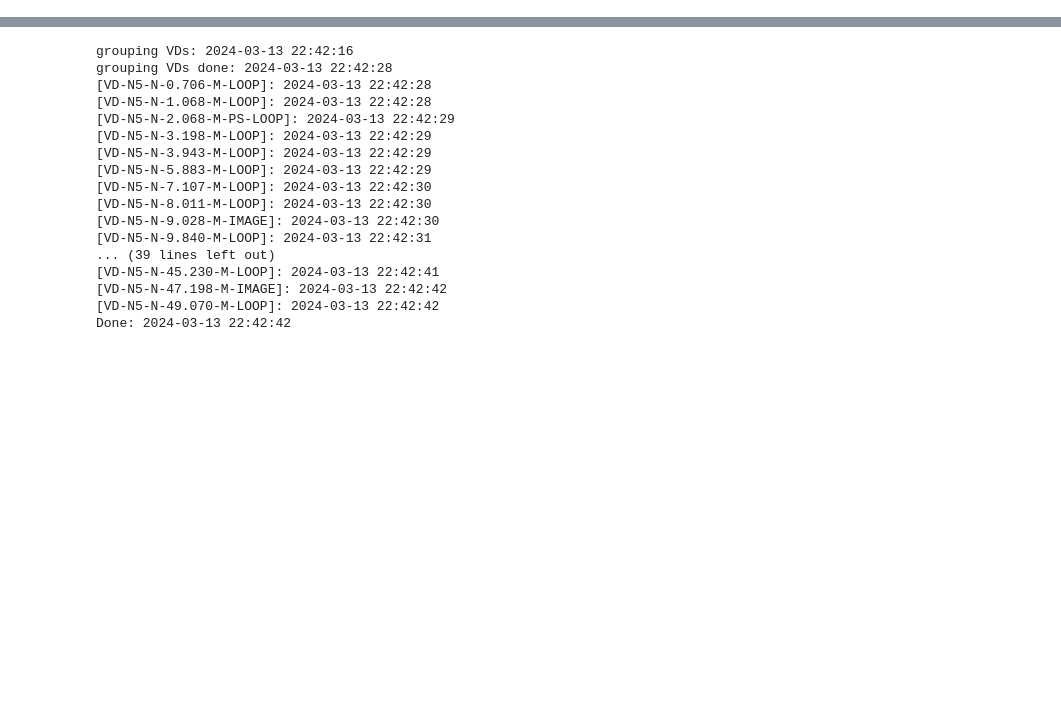
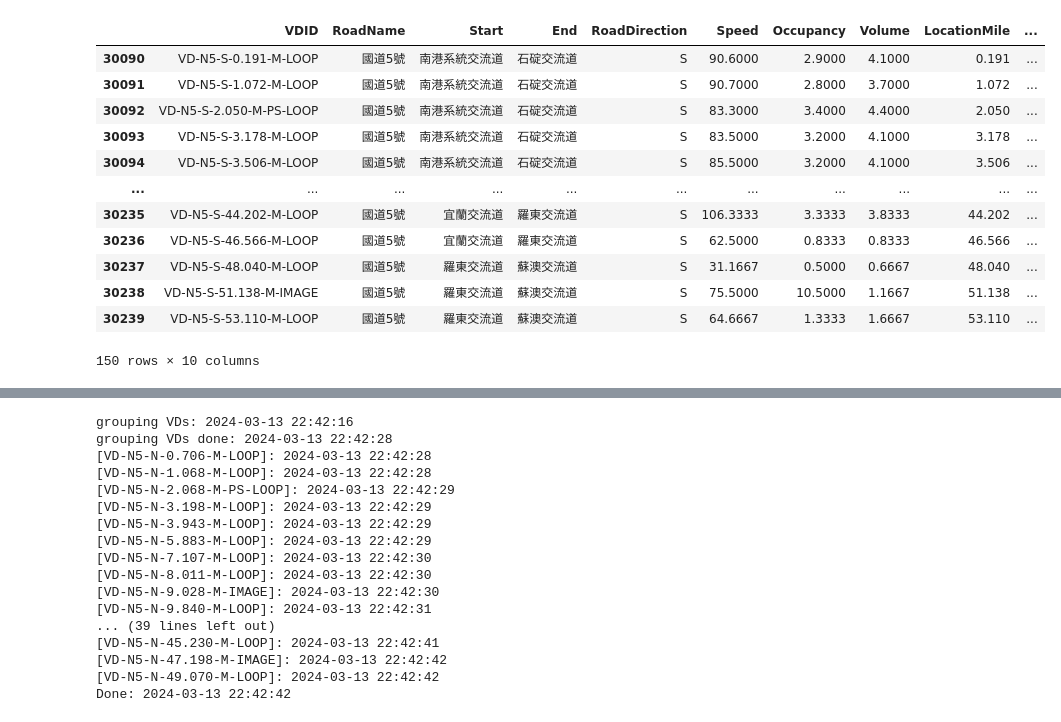
Before and after one commit to chhuang17/hwyTrafficPred, a Jupyter notebook: createDataset.ipynb, the cells around one changed output, grey strips where cells are left out. Saved outputs shown, nothing was run; the diff lists cells and outputs as text; code cells hidden in the pictures; blank space fills up the shorter version.

```diff
--- a/createDataset.ipynb
+++ b/createDataset.ipynb
@@ -257,3 +298,20 @@ def genTensors(speeds: list, vols: list) -> list:
+# %%
+# df0731 = getRollingMeanDaily('2023-07-31')
+df0731.tail(150)
+# %% [output]
+|  | VDID | RoadName | Start | End | RoadDirection | Speed | Occupancy | Volume | LocationMile | ... |
+| 30090 | VD-N5-S-0.191-M-LOOP | 國道5號 | 南港系統交流道 | 石碇交流道 | S | 90.6000 | 2.9000 | 4.1000 | 0.191 | ... |
+| 30091 | VD-N5-S-1.072-M-LOOP | 國道5號 | 南港系統交流道 | 石碇交流道 | S | 90.7000 | 2.8000 | 3.7000 | 1.072 | ... |
+| 30092 | VD-N5-S-2.050-M-PS-LOOP | 國道5號 | 南港系統交流道 | 石碇交流道 | S | 83.3000 | 3.4000 | 4.4000 | 2.050 | ... |
+| 30093 | VD-N5-S-3.178-M-LOOP | 國道5號 | 南港系統交流道 | 石碇交流道 | S | 83.5000 | 3.2000 | 4.1000 | 3.178 | ... |
+| 30094 | VD-N5-S-3.506-M-LOOP | 國道5號 | 南港系統交流道 | 石碇交流道 | S | 85.5000 | 3.2000 | 4.1000 | 3.506 | ... |
+| ... | ... | ... | ... | ... | ... | ... | ... | ... | ... | ... |
+| 30235 | VD-N5-S-44.202-M-LOOP | 國道5號 | 宜蘭交流道 | 羅東交流道 | S | 106.3333 | 3.3333 | 3.8333 | 44.202 | ... |
+| 30236 | VD-N5-S-46.566-M-LOOP | 國道5號 | 宜蘭交流道 | 羅東交流道 | S | 62.5000 | 0.8333 | 0.8333 | 46.566 | ... |
+| 30237 | VD-N5-S-48.040-M-LOOP | 國道5號 | 羅東交流道 | 蘇澳交流道 | S | 31.1667 | 0.5000 | 0.6667 | 48.040 | ... |
+| 30238 | VD-N5-S-51.138-M-IMAGE | 國道5號 | 羅東交流道 | 蘇澳交流道 | S | 75.5000 | 10.5000 | 1.1667 | 51.138 | ... |
+| 30239 | VD-N5-S-53.110-M-LOOP | 國道5號 | 羅東交流道 | 蘇澳交流道 | S | 64.6667 | 1.3333 | 1.6667 | 53.110 | ... |
+150 rows × 10 columns
 # %%
 df = []
 for filename in os.listdir('./dataset')[1:]:
```
Also changed, not shown: parts of 2 cells of this notebook.
